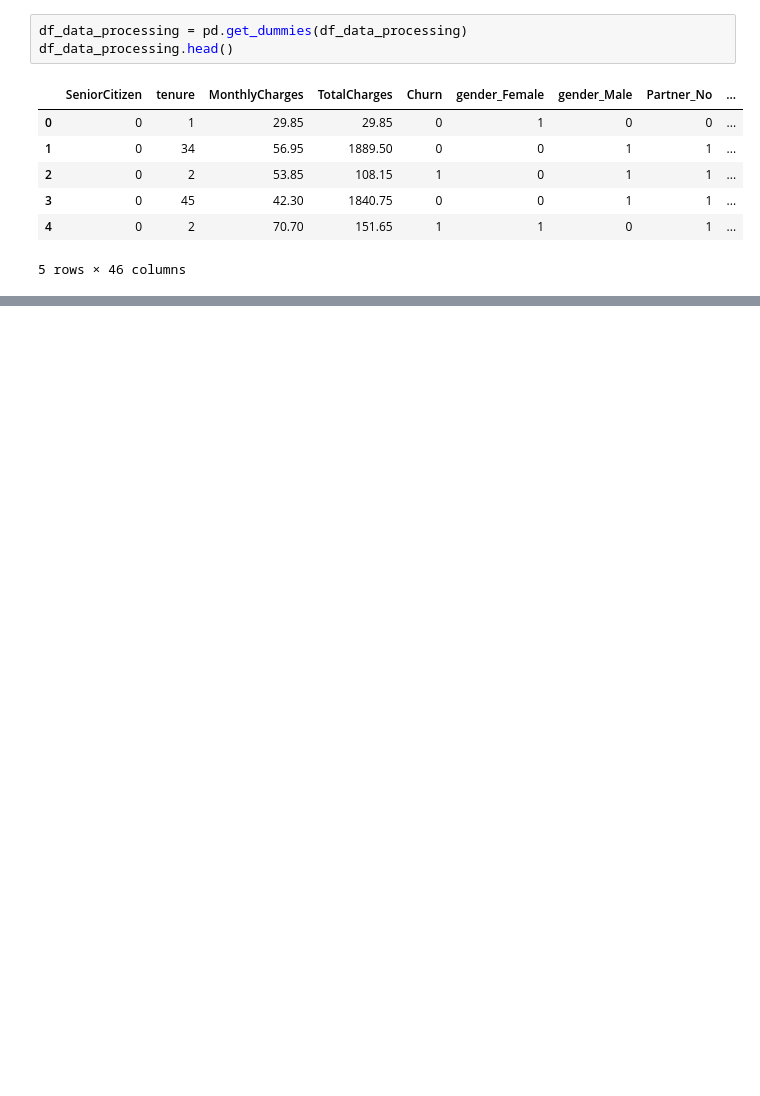
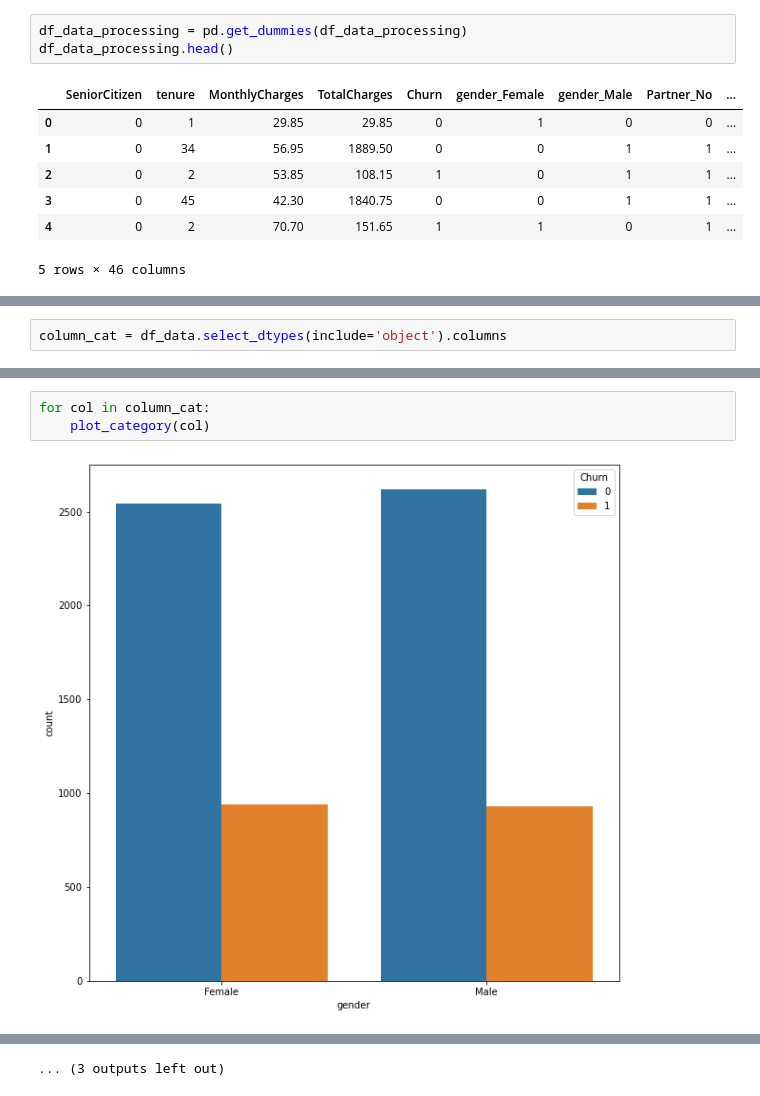
Before and after one commit to araod14/logistic_regresion, a Jupyter notebook: binomian_logistic_regresion.ipynb, the cells around one changed output, grey strips where cells are left out. Drawn from its saved outputs; the diff is of its cells as text; blank space fills up the shorter version.

```diff
--- a/binomian_logistic_regresion.ipynb
+++ b/binomian_logistic_regresion.ipynb
@@ -97,0 +139,2 @@ df_data_processing.head()
+# %%
+column_cat = df_data.select_dtypes(include='object').columns
@@ -97,0 +149,5 @@ df_data_processing.head()
+# %%
+for col in column_cat:
+    plot_category(col)
+# %% [output]
+[figure, added]
@@ -97,0 +165 @@ df_data_processing.head()
+... (3 outputs left out)
```
Also changed, not shown: parts of 37 cells of this notebook.
